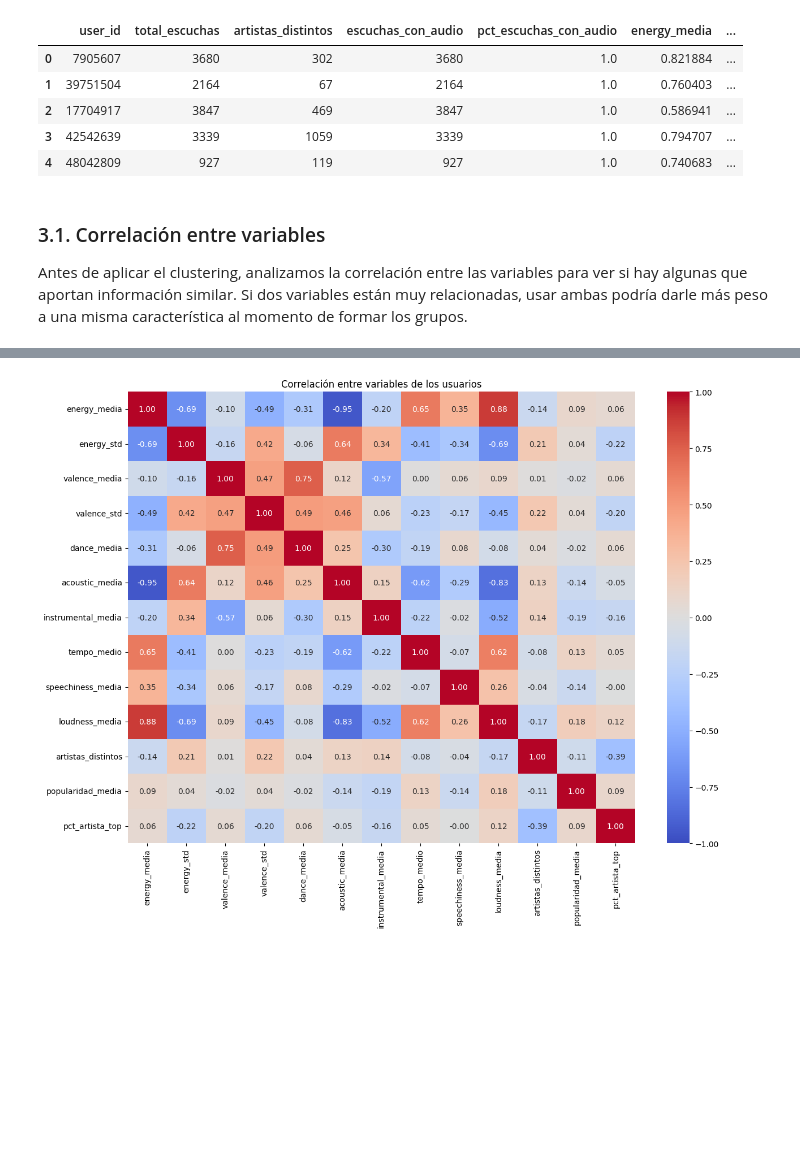
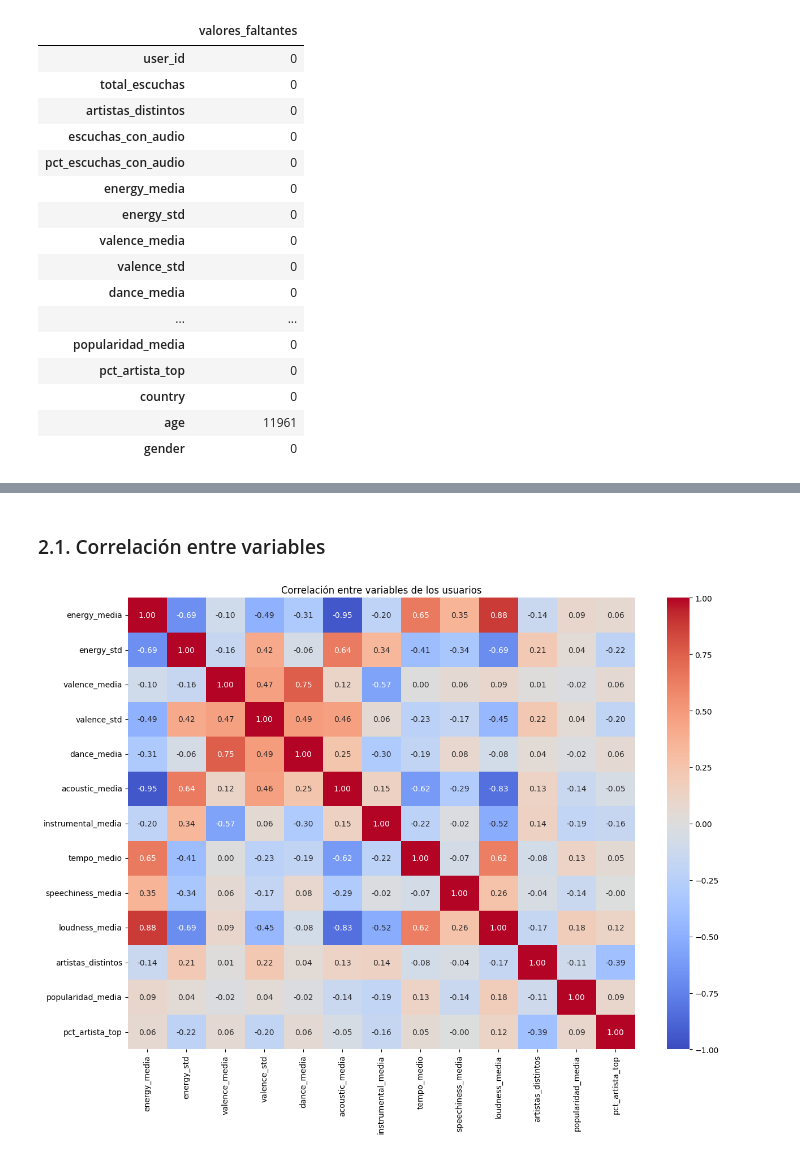
Before and after one commit to marianagrau99/musica-por-pais, a Jupyter notebook: mineria/03_vistas_minables_ml.ipynb, the cells around one changed output, grey strips where cells are left out. Cells and saved outputs as stored; diff of their text form; code cells hidden in the pictures; blank space fills up the shorter version.

```diff
--- a/mineria/03_vistas_minables_ml.ipynb
+++ b/mineria/03_vistas_minables_ml.ipynb
@@ -212,13 +146,22 @@ dtype: int64>
-# %%
-vista_usuarios.head()
-# %% [output]
-|  | user_id | total_escuchas | artistas_distintos | escuchas_con_audio | pct_escuchas_con_audio | energy_media | ... |
-| 0 | 7905607 | 3680 | 302 | 3680 | 1.0 | 0.821884 | ... |
-| 1 | 39751504 | 2164 | 67 | 2164 | 1.0 | 0.760403 | ... |
-| 2 | 17704917 | 3847 | 469 | 3847 | 1.0 | 0.586941 | ... |
-| 3 | 42542639 | 3339 | 1059 | 3339 | 1.0 | 0.794707 | ... |
-| 4 | 48042809 | 927 | 119 | 927 | 1.0 | 0.740683 | ... |
-# %% [markdown]
-### 3.1. Correlación entre variables
-
-Antes de aplicar el clustering, analizamos la correlación entre las variables para ver si hay algunas que aportan información similar. Si dos variables están muy relacionadas, usar ambas podría darle más peso a una misma característica al momento de formar los grupos.
+# %%
+# Contamos los datos faltantes en cada columna y resumimos las variables numéricas.
+display(vista_usuarios.isna().sum().to_frame("valores_faltantes"))
+display(vista_usuarios.describe().T.round(3))
+# %% [output]
+|  | valores_faltantes |
+| user_id | 0 |
+| total_escuchas | 0 |
+| artistas_distintos | 0 |
+| escuchas_con_audio | 0 |
+| pct_escuchas_con_audio | 0 |
+| energy_media | 0 |
+| energy_std | 0 |
+| valence_media | 0 |
+| valence_std | 0 |
+| dance_media | 0 |
+| ... | ... |
+| popularidad_media | 0 |
+| pct_artista_top | 0 |
+| country | 0 |
+| age | 11961 |
+| gender | 0 |
@@ -225,3 +185,5 @@ Antes de aplicar el clustering, analizamos la correlación entre las variables p
+# %% [markdown]
+### 2.1. Correlación entre variables
 # %%
 import matplotlib.pyplot as plt
 import seaborn as sns
```
Also changed, not shown: parts of 45 cells of this notebook.
